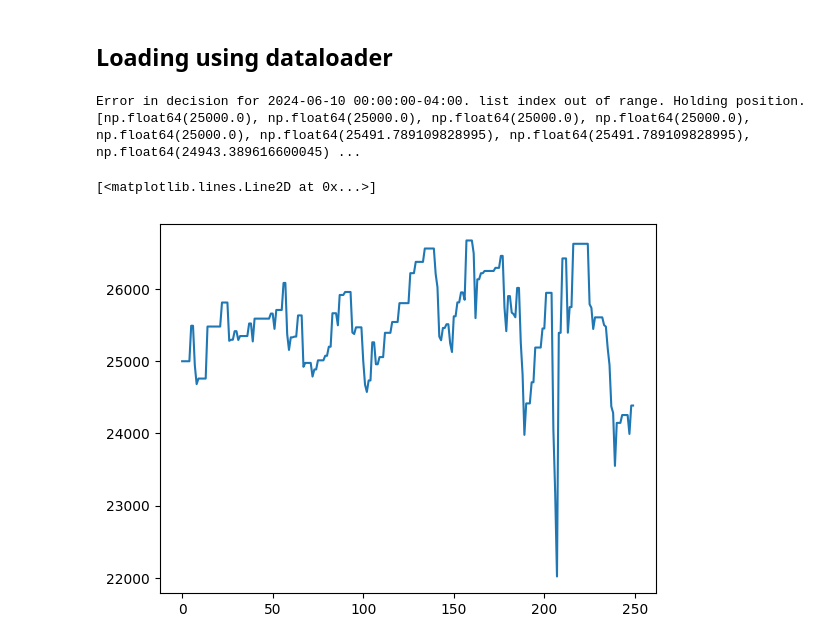
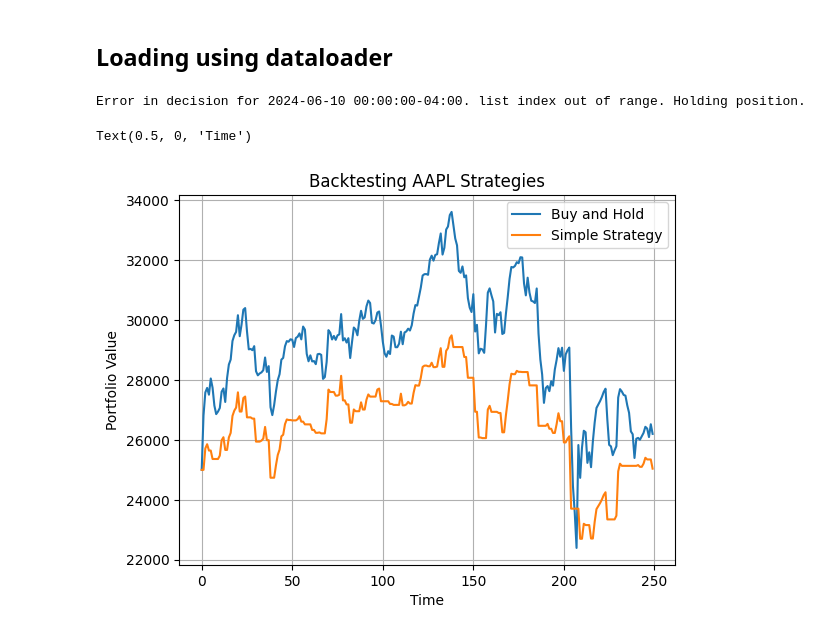
Before and after one commit to hankrugg/stocktester, a Jupyter notebook: examples/example01.ipynb, the cells around one changed output. Cells and saved outputs as stored; diff of their text form; code cells hidden in the pictures.

```diff
--- a/examples/example01.ipynb
+++ b/examples/example01.ipynb
@@ -39,28 +39,42 @@ class SimpleBacktester(Backtester):
 
     def make_decision(self, data_point):
 
-        if data_point.close < self.past_data[-1].close:
+        if data_point.close > self.past_data[-1].close:
             decision = 1  # buy the whole portfolio
-        elif data_point.close > self.past_data[-1].close:
+        else:
             decision = -1  # sell the whole portfolio
-        else:
-            decision = 0  # hold
-
         return decision
+# %%
+class BuyandHold(Backtester):
+    def __init__(self, market_data):
+        super().__init__(market_data)
+        self.count = 0
+    def make_decision(self, data_point):
+
+        if self.count == 0:
+            self.count = 1
+            return 1
+        return 0
 # %%
 from backtesting.data.data_loader import MarketData
 
 market_data = MarketData(data)  # wrap the DataFrame properly
-tester = SimpleBacktester(market_data)
-results = tester.run_simulation()
-print(results)
+simple = SimpleBacktester(market_data)
+market_data = MarketData(data)  # wrap the DataFrame properly
+buy_and_hold = BuyandHold(market_data)
+simple_results = simple.run_simulation()
+buy_and_hold_results = buy_and_hold.run_simulation()
 # %% [output]
 Error in decision for 2024-06-10 00:00:00-04:00. list index out of range. Holding position.
-[np.float64(25000.0), np.float64(25000.0), np.float64(25000.0), np.float64(25000.0), np.float64(25000.0), np.float64(25491.789109828995), np.float64(25491.789109828995), np.float64(24943.389616600045) ...
 # %%
 import matplotlib.pyplot as plt
-
-plt.plot(results)
+plt.plot(buy_and_hold_results)
+plt.plot(simple_results)
+plt.legend(["Buy and Hold", "Simple Strategy"])
+plt.grid()
+plt.ylabel("Portfolio Value")
+plt.title(f"Backtesting {ticker_symbol} Strategies")
+plt.xlabel("Time")
 # %% [output]
-[<matplotlib.lines.Line2D at 0x...>]
+Text(0.5, 0, 'Time')
-[figure, old version]
+[figure, new version]
```
